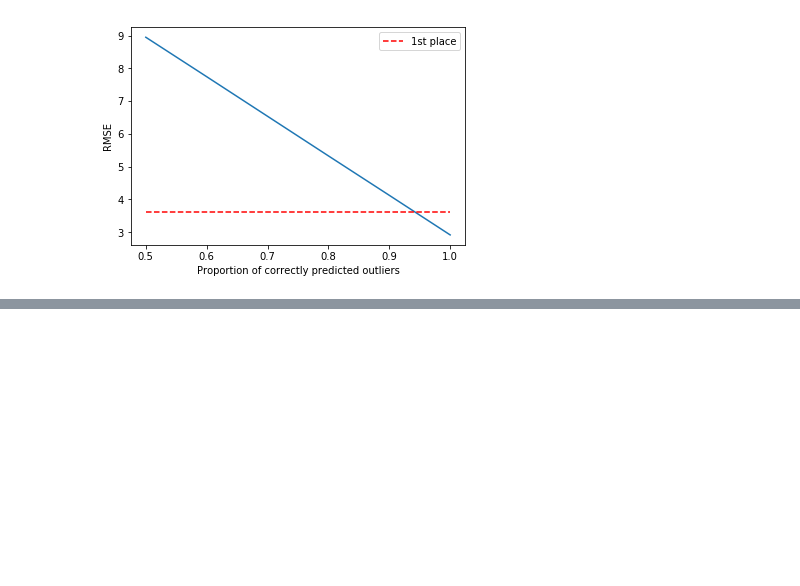
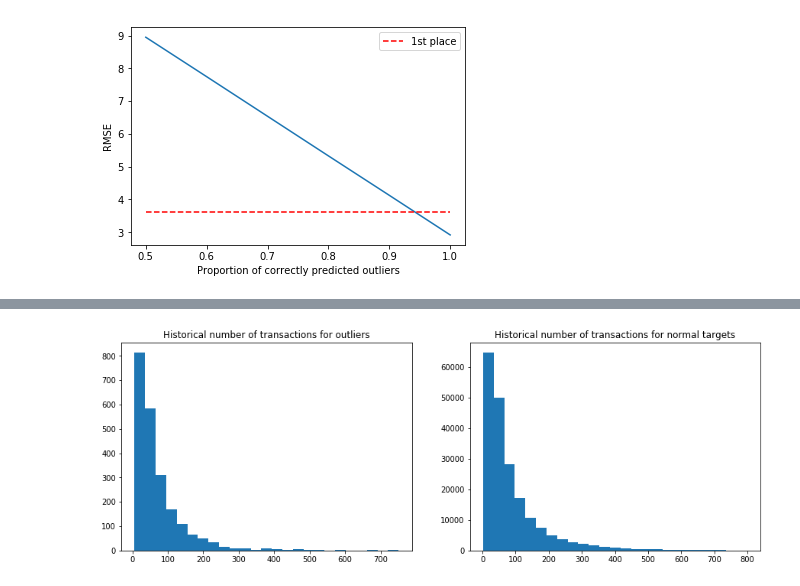
Before and after one commit to Zol-S/kaggle, a Jupyter notebook: Elo Merchant Category Recommendation/2.4_Outlier_effect_on_RMSE.ipynb, the cells around one changed output, grey strips where cells are left out. Cells and saved outputs as stored; diff of their text form; code cells hidden in the pictures; blank space fills up the shorter version.

```diff
--- a/Elo Merchant Category Recommendation/2.4_Outlier_effect_on_RMSE.ipynb
+++ b/Elo Merchant Category Recommendation/2.4_Outlier_effect_on_RMSE.ipynb
@@ -101,0 +169,13 @@ plt.legend(loc='upper right')
+# %%
+plt.figure(figsize=(15, 5))
+plt.subplot(1, 2, 1)
+plt.hist(df_log[(df.target<-33) & (df_log.n_purchase_amount < 800)]['n_purchase_amount'], bins=25)
+#plt.hist(df_log[df.target<-33]['n_purchase_amount'], bins=25)
+plt.title('Historical number of transactions for outliers')
+plt.subplot(1, 2, 2)
+plt.hist(df_log[(df.target>-33) & (df_log.n_purchase_amount < 800)]['n_purchase_amount'], bins=25)
+#plt.hist(df_log[df.target>-33]['n_purchase_amount'], bins=25)
+plt.title('Historical number of transactions for normal targets')
+plt.show()
+# %% [output]
+[figure, added]
```
Also changed, not shown: parts of 42 cells of this notebook.
